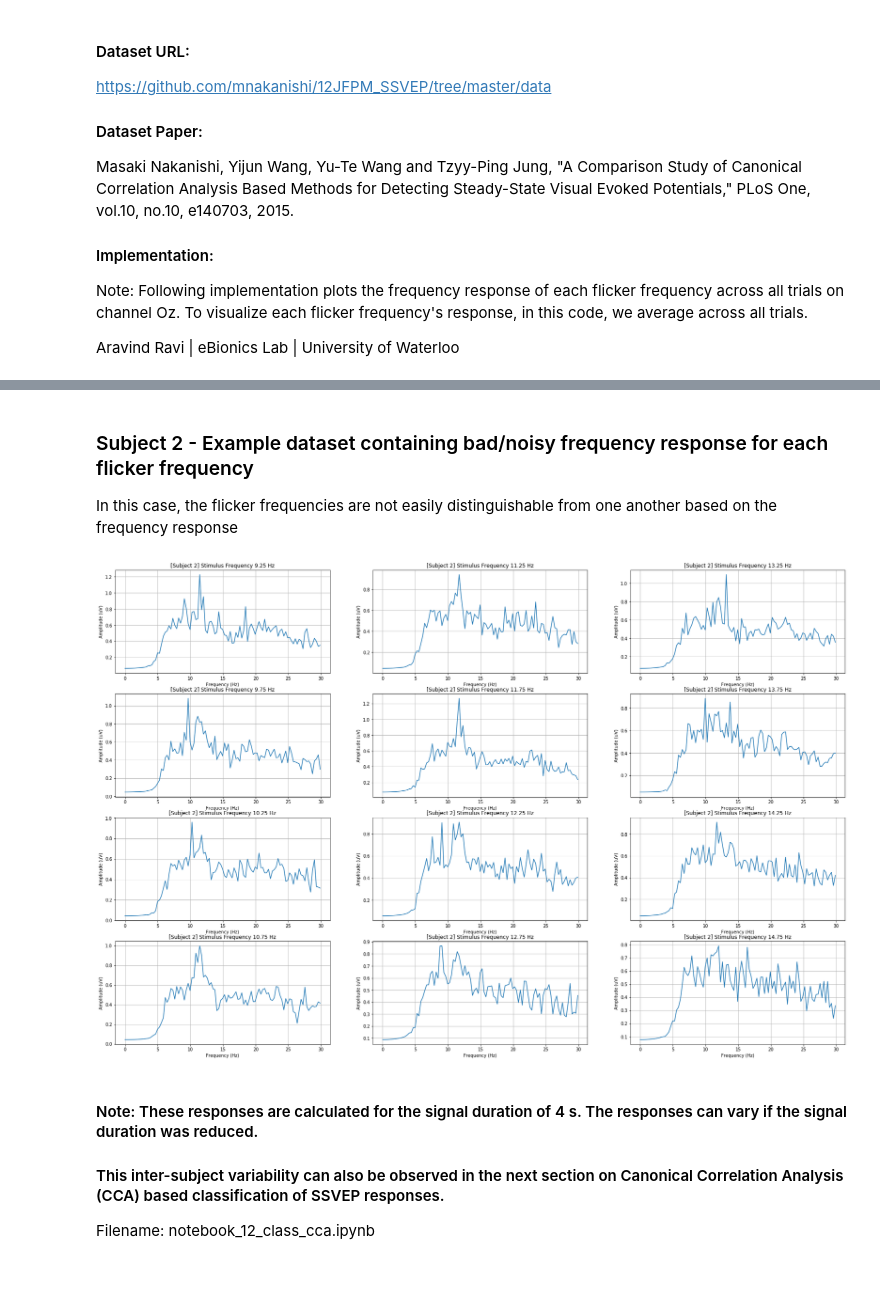
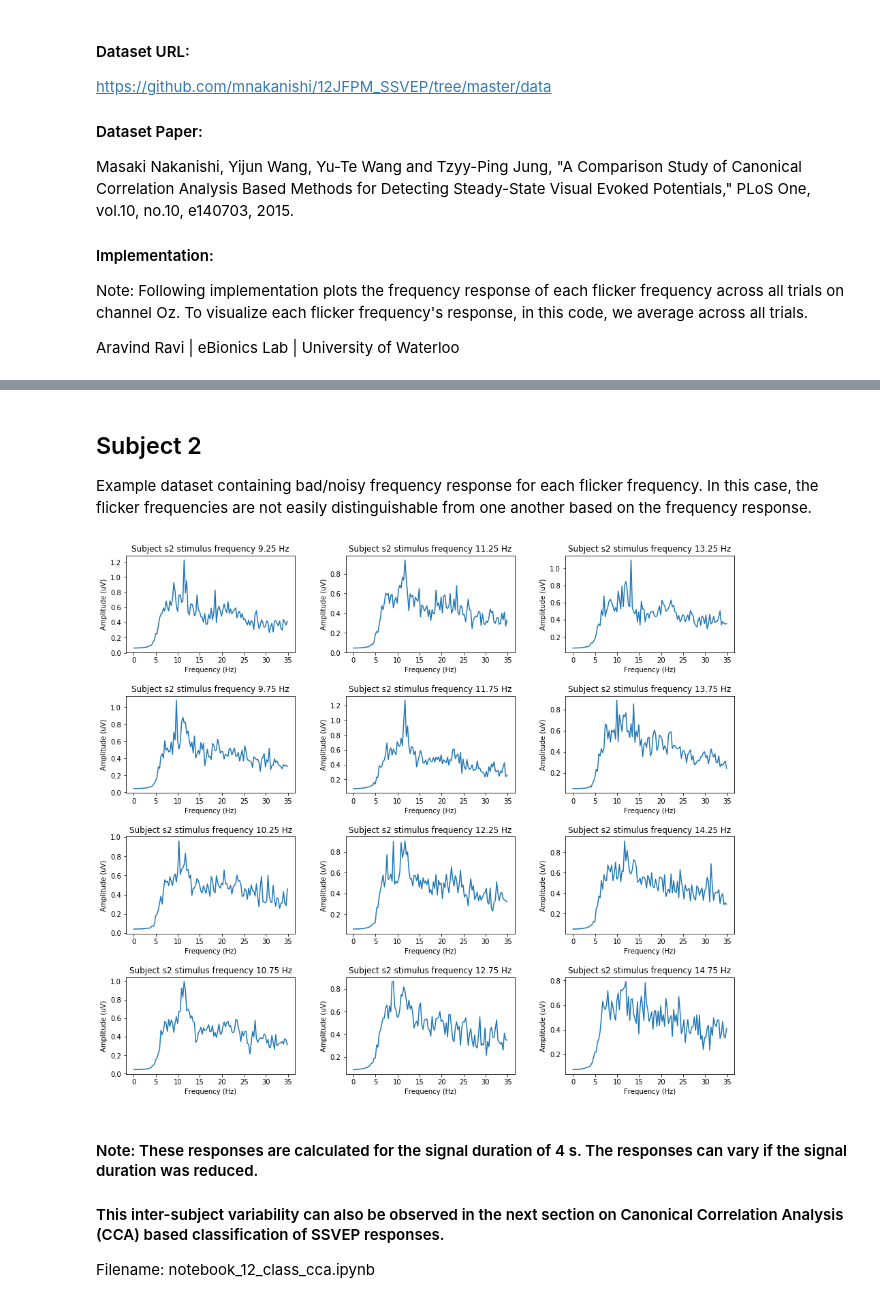
Before and after one commit to aaravindravi/Brain-computer-interfaces, a Jupyter notebook: introduction_ssvep.ipynb, the cells around one changed output, grey strips where cells are left out. Drawn from its saved outputs; the diff is of its cells as text; code cells hidden in the pictures; blank space fills up the shorter version.

```diff
--- a/introduction_ssvep.ipynb
+++ b/introduction_ssvep.ipynb
@@ -180,12 +105,16 @@ channel = 7
 # %% [markdown]
-### Subject 2 - Example dataset containing bad/noisy frequency response for each flicker frequency
-In this case, the flicker frequencies are not easily distinguishable from one another based on the frequency response
+## Subject 2
+Example dataset containing bad/noisy frequency response for each flicker frequency.
+In this case, the flicker frequencies are not easily distinguishable from one another based on the frequency response.
-# %%
-subject = 2
-channel = 7
-[fft_axis,features_data] = loadDataPlFft(subject,channel,0.2930,0,30)
-# %% [output]
-[figure, removed]
+# %%
+subject = 's2'
+channel = 7
+fig, axes = plt.subplots(4, 3, figsize=(16, 14), gridspec_kw=dict(hspace=0.45, wspace=0.3))
+axes = axes.reshape(-1)
+plot_spectrum(axes, magnitude_spectrum[subject], FFT_PARAMS['resolution'], num_classes,
+              subject, channel, flicker_freq)
+# %% [output]
+[figure, added]
 # %% [markdown]
 #### Note: These responses are calculated for the signal duration of 4 s. The responses can vary if the signal duration was reduced.
 #### This inter-subject variability can also be observed in the next section on Canonical Correlation Analysis (CCA) based classification of SSVEP responses.
```
Also changed, not shown: parts of 12 cells of this notebook, 11 other files.
